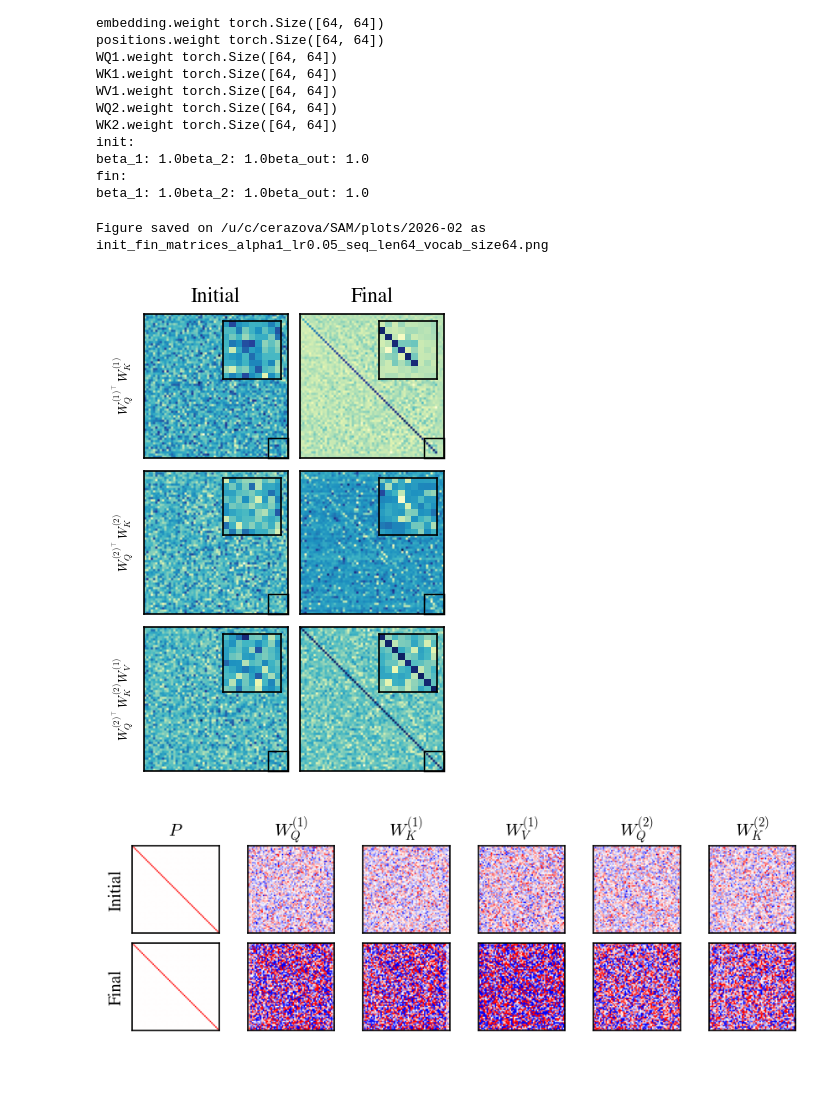
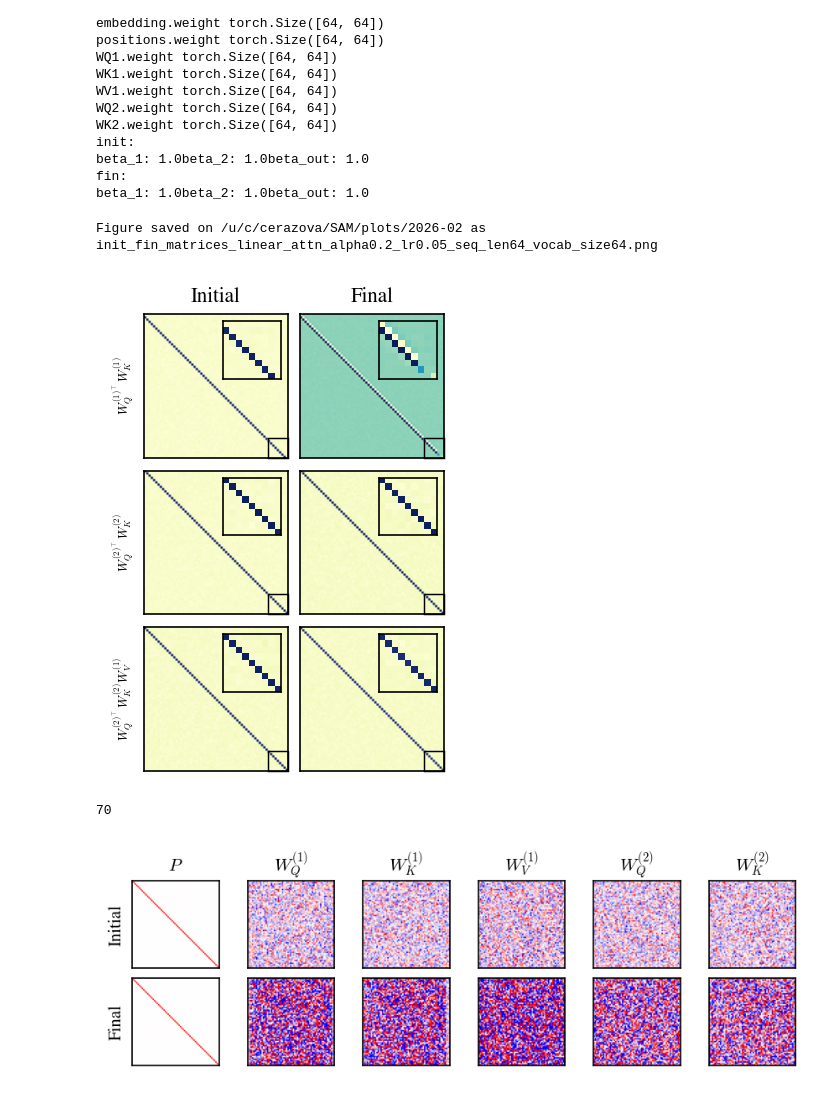
Before and after one commit to CristopherErazo/SAM, a Jupyter notebook: notebooks/26_02_09_Simplified_Task.ipynb, the cells around one changed output. Saved outputs shown, nothing was run; the diff lists cells and outputs as text; code cells hidden in the pictures.

Commit message:
long train and linear attention

```diff
--- a/notebooks/26_02_09_Simplified_Task.ipynb
+++ b/notebooks/26_02_09_Simplified_Task.ipynb
@@ -150,9 +150,13 @@ vocab_size = 64 # Vocabulary size
 seq_len = 64  # Sequence length
 lr = 0.05 # Learning rate
 cV = 1.1 # Coefficient for WV1
+opt = 'SGD' # Optimizer choice = 'SGD' or 'adam' or 'SAM'
+rho = 0.0
+gamma = 0.0 # Weight decay for sgd
+p_error = 0.0 # Probability of random token replacement in the input sequence (data
 
 fix_names = ['vocab_size','seq_len','lr']
-alphas = [0.0,0.2,0.4,0.6,0.8,1.0][::-1]  # Interpolation parameter for initialization (0: planted, 1: random)
+alphas = [0.0,0.2,0.4,0.6,0.8,1.0][:]  # Interpolation parameter for initialization (0: planted, 1: random)
 keys = ['train_loss', 'val_loss', 'val_accuracy', 'target_mass']
 
 results = {key: {alpha: [] for alpha in alphas} for key in keys}
@@ -161,9 +165,9 @@ results = {key: {alpha: [] for alpha in alphas} for key in keys}
 
 
 for alpha in alphas:
-    var_names = ['alpha','cV']
+    var_names = ['alpha','cV','opt','rho','gamma','p_error']
     params = make_params_dict(fix_names, var_names)
-    summary = load_data('summary',experiment_name='small_induction_head', params=params,show=False)
+    summary = load_data('summary',experiment_name='linear_attention', params=params,show=False)
     for key in keys:
         results[key][alpha] = summary[key]
 
@@ -219,8 +223,10 @@ cbar.set_label(r'$\alpha$', rotation=0, labelpad=10)
 cbar.set_ticks(ticks=(np.arange(len(alphas)) + 0.5), labels= alphas[::-1])
 cbar.ax.tick_params(length=0)  # Optional: remove tick lines for clarity
 # ax.set_xscale('log')
-ax.set_xlim(0,25)
+# ax.set_xlim(0,25)
+axes[0].set_ylim(0,6)
+axes[1].set_ylim(0,6)
 fig.text(0.96, 0.01, r'Steps $[k]$', ha='center', va='center', fontsize=FONTSIZES['xs'])
 params = make_params_dict(fix_names)
-save_fig(fig, 'optimal_from_noisy_init',params=params,date=True)
+# save_fig(fig, 'linear_attention_learning',params=params,date=True)
 # %% [output]
@@ -236,20 +241,23 @@ from sam.dataset import get_sample_permut
 vocab_size = 64 # Vocabulary size
 seq_len = 64  # Sequence length
 lr = 0.05 # Learning rate
-alpha = 1.0
+alpha = 0.2
 cV = 1.1
+opt = 'SGD'
+rho = 0.0
+gamma = 0.0 # Weight decay for sgd
+p_error = 0.0 # Probability of random token replacement in the input sequence (data
 
 states = ['init','fin']
 
 fix_names = ['vocab_size','seq_len','lr']
-var_names = ['alpha','cV']
+var_names = ['alpha','cV','opt','rho','gamma','p_error']
 params = make_params_dict(fix_names, var_names)
 
 model = InductionHeadAttention(vocab_size=vocab_size, seq_len=seq_len)
-# /u/c/cerazova/SAM/data/small_induction_head/lr0.1_seq_len128_vocab_size128/model_fin_alpha0.1.pt
 models = {}
 for state in states:
-    file_path , _, _ = make_data_paths(f'model_{state}', experiment_name= 'small_induction_head', params=params,ext='pt',base_dir='../data')
+    file_path , _, _ = make_data_paths(f'model_{state}', experiment_name= 'linear_attention', params=params,ext='pt',base_dir='../data')
     models[state] = torch.load(file_path)
 
 for key in models[state].keys():
@@ -301,36 +309,41 @@ for i , state in enumerate(states):
         if j == 0: ax.set_title([r'Initial', r'Final'][i])
         if i == 0: ax.set_ylabel(titles[j],fontsize=FONTSIZES['xs'])
         M = matrices[j]
         mx = M.max()
         # ax.pcolormesh(x,x[::-1],M,cmap=cmap,vmax=mx*0.3,shading=None)
         im = ax.imshow(M,cmap=cmap,vmax=1.0*mx)
         # Insert axis to show closer look at the top-left corner
         if True:
             axins = ax.inset_axes([0.55, 0.55, 0.4, 0.4])  # [x0, y0, width, height]
             axins.spines[['bottom','left','top','right']].set_visible(True)
             # axins.pcolormesh(x,x[::-1],M,cmap=cmap,vmax=mx*0.3)
             axins.imshow(M,cmap=cmap,vmax=1.0*mx)
             # axins.plot([0,V],[0,V],ls='--',c='red',lw=0.5)
             axins.set_xlim(V-9.5,V-0.5)
             axins.set_ylim(V-0.5,V-9.5)
             axins.set_xticks([])
             axins.set_yticks([])
             # ax.indicate_inset_zoom(axins, edgecolor='black', lw=0.5)
             box, c1 = ax.indicate_inset_zoom(axins, edgecolor="black", alpha=1,lw=0.7)
             c1[0].set_visible(False)
             c1[1].set_visible(False)
             c1[2].set_visible(False)
             c1[3].set_visible(False)
             # ax.indicate_inset_zoom(axins, edgecolor="black", alpha=1,lw=0.7)
             plt.setp([c1[:]], linestyle=":", lw=0.7)
 
 
 # names = [*fix_names, '']
 params = make_params_dict([*fix_names,'alpha'])
-save_fig(fig, 'init_fin_matrices',params=params,date=True)
+save_fig(fig, 'init_fin_matrices_linear_attn',params=params,date=True)
 # %% [output]
-Figure saved on /u/c/cerazova/SAM/plots/2026-02 as init_fin_matrices_alpha1_lr0.05_seq_len64_vocab_size64.png
+Figure saved on /u/c/cerazova/SAM/plots/2026-02 as init_fin_matrices_linear_attn_alpha0.2_lr0.05_seq_len64_vocab_size64.png
-[figure, old version]
+[figure, new version]
+# %%
+l = 'init_fin_matrices_linear_attn_alpha1_lr0.05_seq_len64_vocab_size64.png'
+len(l)
+# %% [output]
+70
 # %%
 # Settings
 keys = ['positions','WQ1','WK1','WV1','WQ2','WK2','WV2'][:-1]
```
Also changed, not shown: parts of 8 cells of this notebook, 11 other files.
